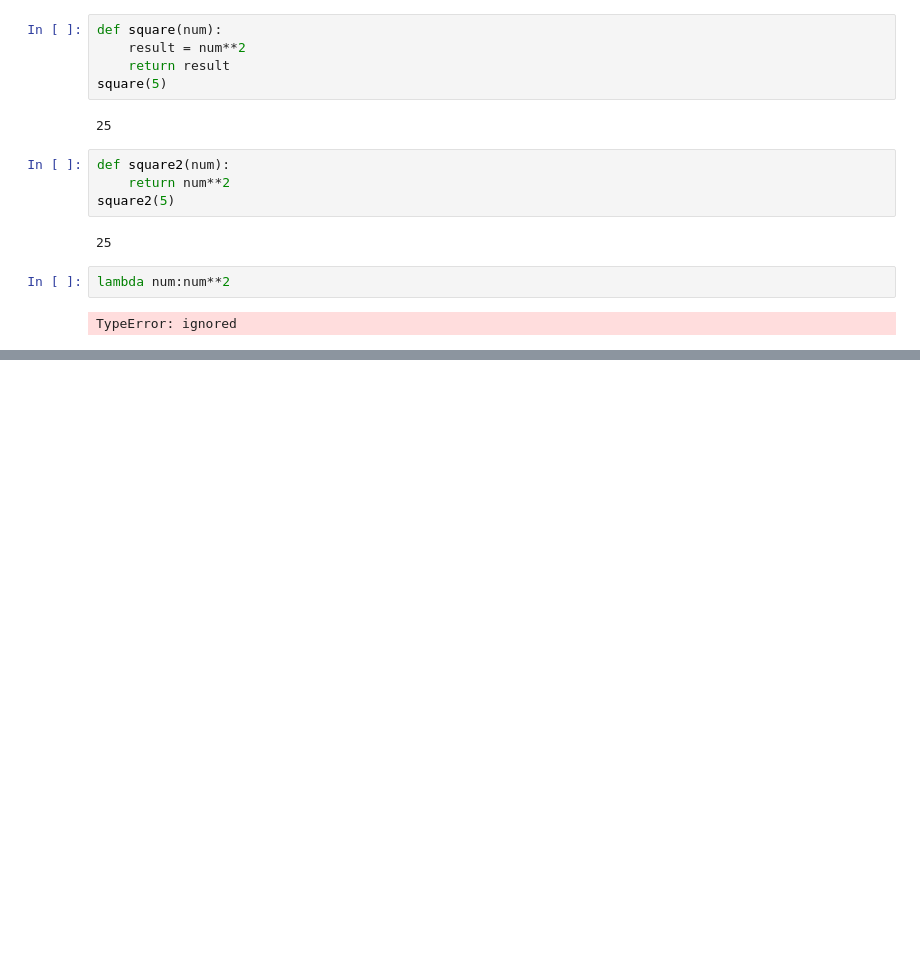
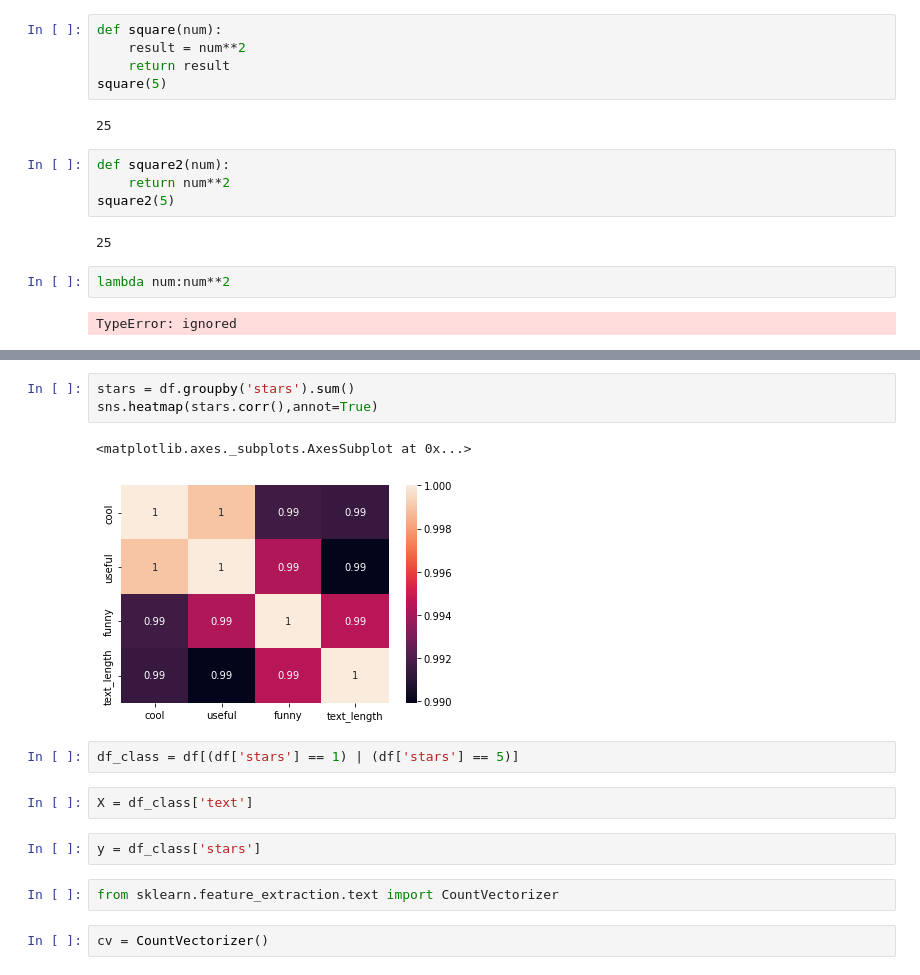
Before and after one commit to kozz84/Udemy, a Jupyter notebook: intro.ipynb, the cells around one changed output, grey strips where cells are left out. Saved outputs shown, nothing was run; the diff lists cells and outputs as text; blank space fills up the shorter version.

```diff
--- a/intro.ipynb
+++ b/intro.ipynb
@@ -1238,0 +1268,16 @@ TypeError: ignored
+# %%
+stars = df.groupby('stars').sum()
+sns.heatmap(stars.corr(),annot=True)
+# %% [output]
+<matplotlib.axes._subplots.AxesSubplot at 0x...>
+[figure, added]
+# %%
+df_class = df[(df['stars'] == 1) | (df['stars'] == 5)]
+# %%
+X = df_class['text']
+# %%
+y = df_class['stars']
+# %%
+from sklearn.feature_extraction.text import CountVectorizer
+# %%
+cv = CountVectorizer()
```
Also changed, not shown: parts of 25 cells of this notebook.
